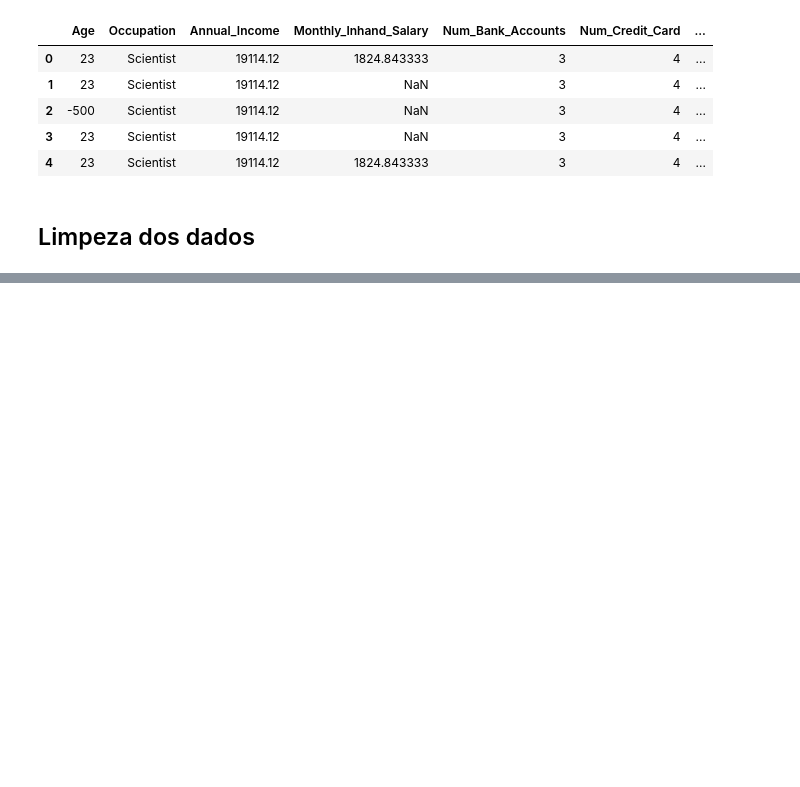
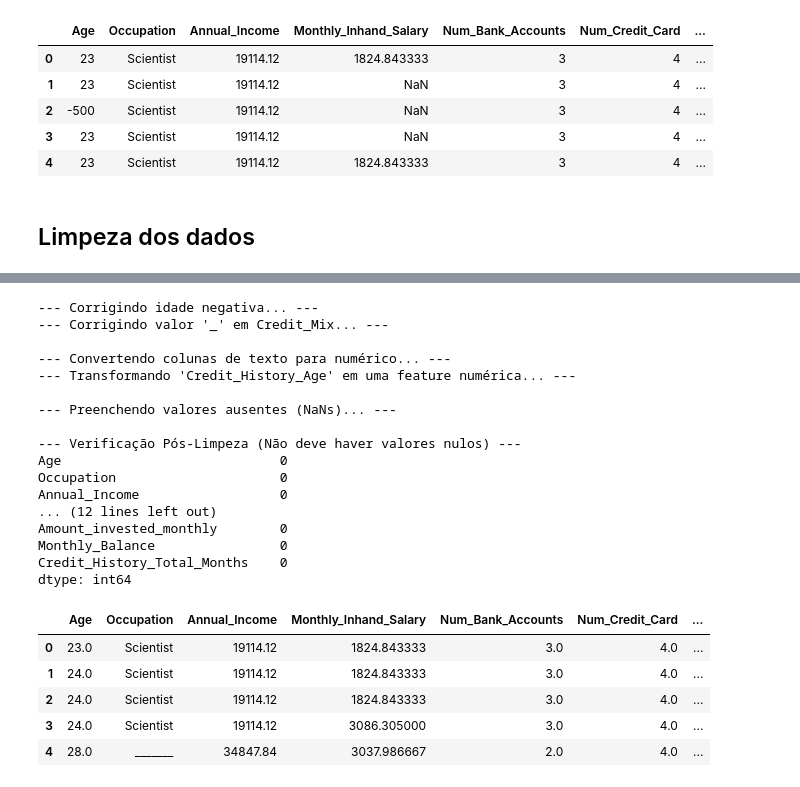
Before and after one commit to fabioebner/quantum-finance-mlops, a Jupyter notebook: notebooks/data-processing.ipynb, the cells around one changed output, grey strips where cells are left out. Saved outputs shown, nothing was run; the diff lists cells and outputs as text; code cells hidden in the pictures; blank space fills up the shorter version.

Commit message:
Ajustando processamento e limpeza dos dados para o dataframe de test

```diff
--- a/notebooks/data-processing.ipynb
+++ b/notebooks/data-processing.ipynb
@@ -44,3 +44,6 @@ Data columns (total 28 columns):
  27  Credit_Score              100000 non-null  object
 dtypes: float64(4), int64(4), object(20)
 memory usage: 21.4+ MB
+# %%
+df_test = pd.read_csv("../data/raw/test.csv")
+df_test.info()
@@ -47,5 +68,6 @@ memory usage: 21.4+ MB
 # %%
 df = df.drop(columns=['ID','Customer_ID','Name','Month','SSN','Interest_Rate','Type_of_Loan','Payment_of_Min_Amount','Payment_Behaviour'])
+df_test = df_test.drop(columns=['ID','Customer_ID','Name','Month','SSN','Interest_Rate','Type_of_Loan','Payment_of_Min_Amount','Payment_Behaviour'])
 df.head()
 # %% [output]
 |  | Age | Occupation | Annual_Income | Monthly_Inhand_Salary | Num_Bank_Accounts | Num_Credit_Card | ... |
@@ -168,4 +171,31 @@ df.head()
 | 2 | 33.0 | Scientist | 19114.12 | 3093.745000 | 3.0 | 4.0 | ... |
 | 3 | 23.0 | Scientist | 19114.12 | 3093.745000 | 3.0 | 4.0 | ... |
 | 4 | 23.0 | Scientist | 19114.12 | 1824.843333 | 3.0 | 4.0 | ... |
+# %%
+df_test =limpeza_dados(df_test)
+df_test.head()
+# %% [output]
+--- Corrigindo idade negativa... ---
+--- Corrigindo valor '_' em Credit_Mix... ---
+
+--- Convertendo colunas de texto para numérico... ---
+--- Transformando 'Credit_History_Age' em uma feature numérica... ---
+
+--- Preenchendo valores ausentes (NaNs)... ---
+
+--- Verificação Pós-Limpeza (Não deve haver valores nulos) ---
+Age                            0
+Occupation                     0
+Annual_Income                  0
+... (12 lines left out)
+Amount_invested_monthly        0
+Monthly_Balance                0
+Credit_History_Total_Months    0
+dtype: int64
+|  | Age | Occupation | Annual_Income | Monthly_Inhand_Salary | Num_Bank_Accounts | Num_Credit_Card | ... |
+| 0 | 23.0 | Scientist | 19114.12 | 1824.843333 | 3.0 | 4.0 | ... |
+| 1 | 24.0 | Scientist | 19114.12 | 1824.843333 | 3.0 | 4.0 | ... |
+| 2 | 24.0 | Scientist | 19114.12 | 1824.843333 | 3.0 | 4.0 | ... |
+| 3 | 24.0 | Scientist | 19114.12 | 3086.305000 | 3.0 | 4.0 | ... |
+| 4 | 28.0 | _______ | 34847.84 | 3037.986667 | 2.0 | 4.0 | ... |
 # %%
```
Also changed, not shown: parts of 9 cells of this notebook, 3 other files.
